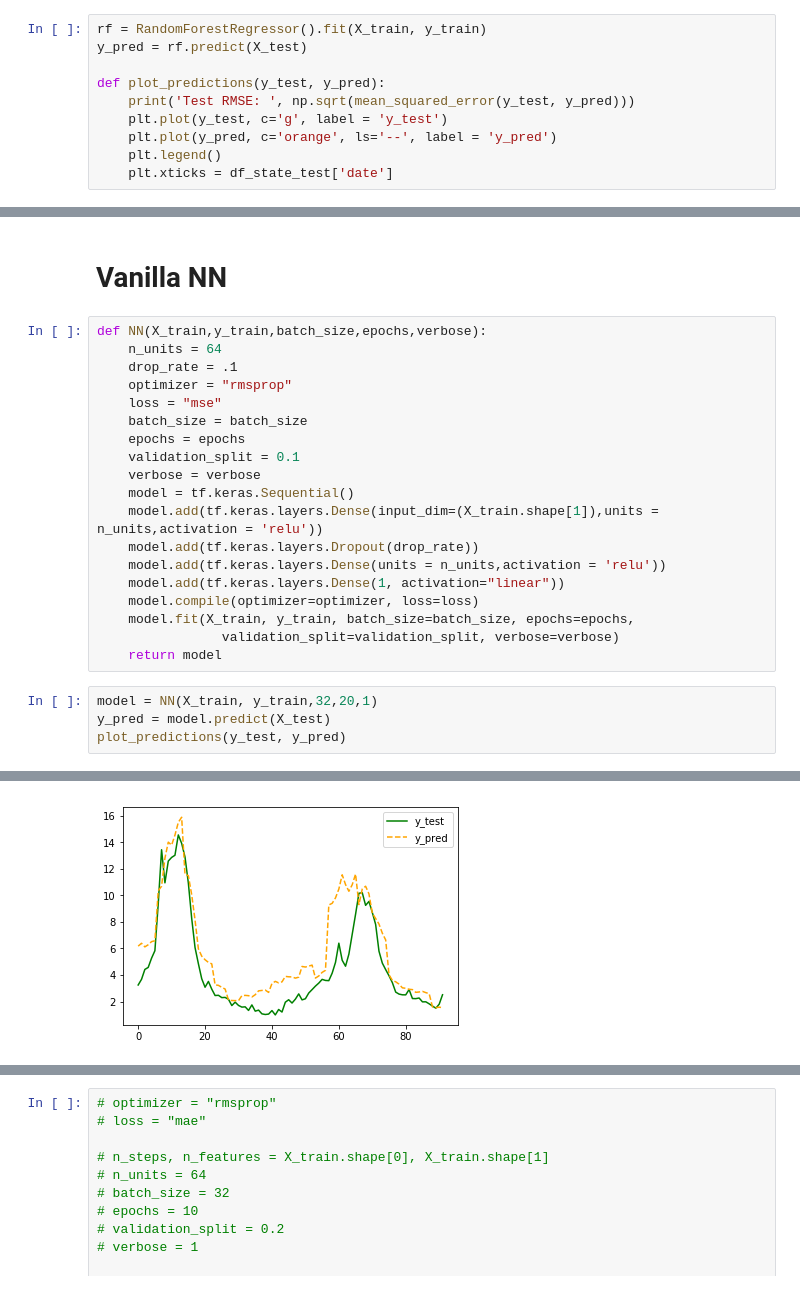
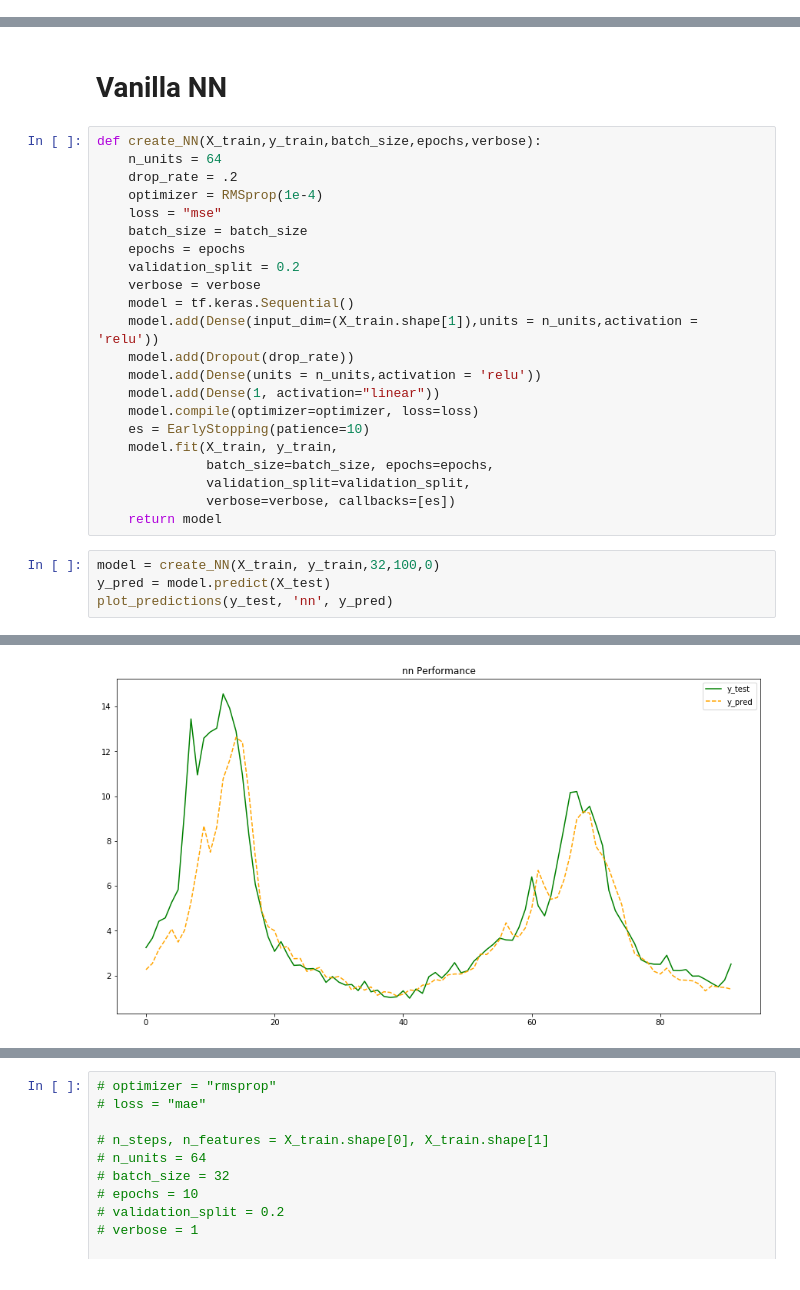
Before and after one commit to FiveSixSenvenEight/109B_flu_prediction, a Jupyter notebook: 02-analysis/01-ZXU.ipynb, the cells around one changed output, grey strips where cells are left out. Saved outputs shown, nothing was run; the diff lists cells and outputs as text.

```diff
--- a/02-analysis/01-ZXU.ipynb
+++ b/02-analysis/01-ZXU.ipynb
@@ -57,12 +89,2 @@ y_all = np.concatenate((y_train, y_test))
 # %% [markdown]
 # Random Forest
-# %%
-rf = RandomForestRegressor().fit(X_train, y_train)
-y_pred = rf.predict(X_test)
-
-def plot_predictions(y_test, y_pred):
-    print('Test RMSE: ', np.sqrt(mean_squared_error(y_test, y_pred)))
-    plt.plot(y_test, c='g', label = 'y_test')
-    plt.plot(y_pred, c='orange', ls='--', label = 'y_pred')
-    plt.legend()
-    plt.xticks = df_state_test['date']
@@ -74,26 +120,29 @@ Test RMSE:  1.6707584512064555
 # %% [markdown]
 # Vanilla NN
 # %%
-def NN(X_train,y_train,batch_size,epochs,verbose):
+def create_NN(X_train,y_train,batch_size,epochs,verbose):
     n_units = 64
-    drop_rate = .1
-    optimizer = "rmsprop"
+    drop_rate = .2
+    optimizer = RMSprop(1e-4)
     loss = "mse"
     batch_size = batch_size
     epochs = epochs
-    validation_split = 0.1
+    validation_split = 0.2
     verbose = verbose
     model = tf.keras.Sequential()
-    model.add(tf.keras.layers.Dense(input_dim=(X_train.shape[1]),units = n_units,activation = 'relu'))
-    model.add(tf.keras.layers.Dropout(drop_rate))
-    model.add(tf.keras.layers.Dense(units = n_units,activation = 'relu'))
-    model.add(tf.keras.layers.Dense(1, activation="linear"))
+    model.add(Dense(input_dim=(X_train.shape[1]),units = n_units,activation = 'relu'))
+    model.add(Dropout(drop_rate))
+    model.add(Dense(units = n_units,activation = 'relu'))
+    model.add(Dense(1, activation="linear"))
     model.compile(optimizer=optimizer, loss=loss)
-    model.fit(X_train, y_train, batch_size=batch_size, epochs=epochs,
-                validation_split=validation_split, verbose=verbose)
+    es = EarlyStopping(patience=10)
+    model.fit(X_train, y_train,
+              batch_size=batch_size, epochs=epochs,
+              validation_split=validation_split,
+              verbose=verbose, callbacks=[es])
     return model
 # %%
-model = NN(X_train, y_train,32,20,1)
+model = create_NN(X_train, y_train,32,100,0)
 y_pred = model.predict(X_test)
-plot_predictions(y_test, y_pred)
+plot_predictions(y_test, 'nn', y_pred)
 # %% [output]
@@ -117,2 +150,2 @@ Test RMSE:  2.0658463751403735
-[figure, old version]
+[figure, new version]
 # %%
```
Also changed, not shown: parts of 9 cells of this notebook.
